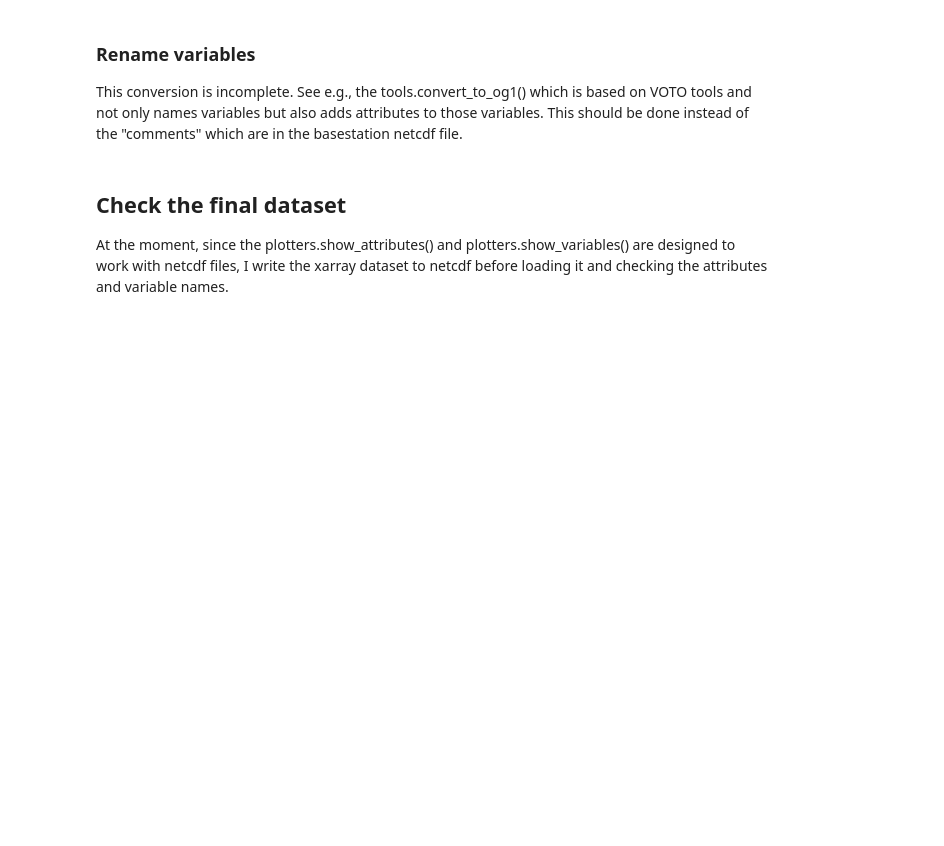
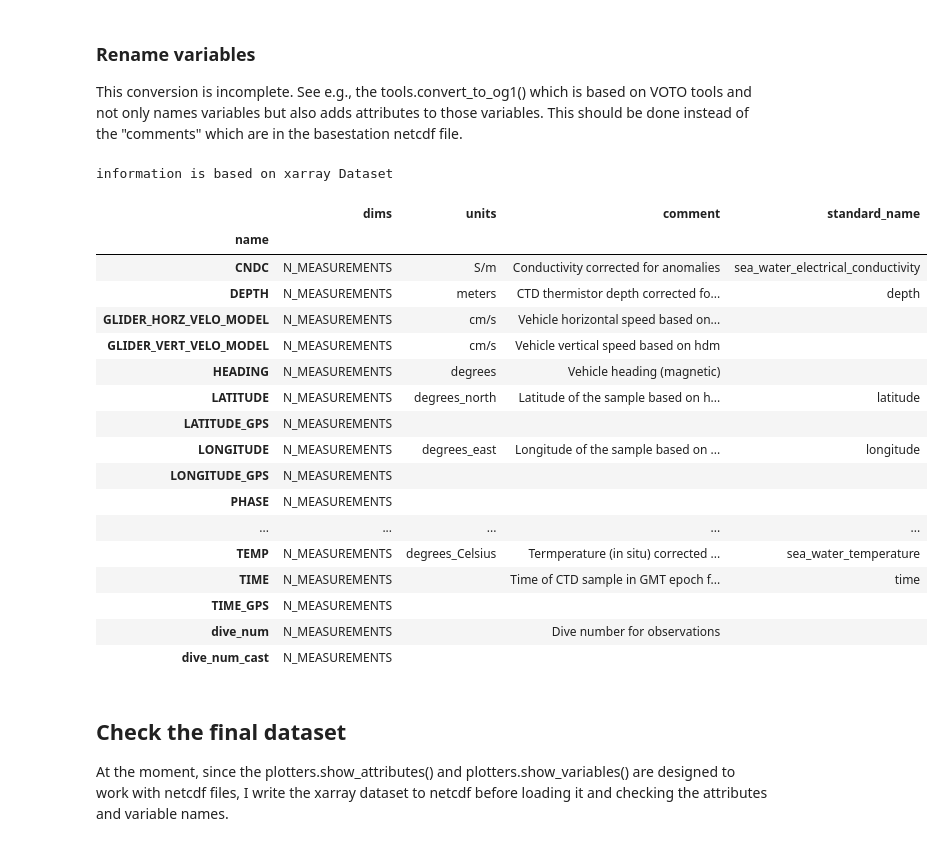
Before and after one commit to ocean-uhh/seagliderOG1, a Jupyter notebook: notebooks/demo.ipynb, the cells around one changed output. Saved outputs shown, nothing was run; the diff lists cells and outputs as text; code cells hidden in the pictures; blank space fills up the shorter version.

```diff
--- a/notebooks/demo.ipynb
+++ b/notebooks/demo.ipynb
@@ -211,6 +260,32 @@ This conversion is incomplete.  See e.g., the tools.convert_to_og1() which is ba
 # %%
 # Define dictionaries for renaming
 # These are in vocabularies.py
-
+importlib.reload(vocabularies)
+importlib.reload(tools)
+importlib.reload(plotters)
 # Example usage
 ds_renamed = tools.create_renamed_dataset(ds_all)
+# Example usage
+ds_renamed = tools.calc_Z(ds_renamed)
+
+plotters.show_contents(ds_renamed)
+# %% [output]
+information is based on xarray Dataset
+|  | dims | units | comment | standard_name |
+| name |  |  |  |  |
+| CNDC | N_MEASUREMENTS | S/m | Conductivity corrected for anomalies | sea_water_electrical_conductivity |
+| DEPTH | N_MEASUREMENTS | meters | CTD thermistor depth corrected fo... | depth |
+| GLIDER_HORZ_VELO_MODEL | N_MEASUREMENTS | cm/s | Vehicle horizontal speed based on... |  |
+| GLIDER_VERT_VELO_MODEL | N_MEASUREMENTS | cm/s | Vehicle vertical speed based on hdm |  |
+| HEADING | N_MEASUREMENTS | degrees | Vehicle heading (magnetic) |  |
+| LATITUDE | N_MEASUREMENTS | degrees_north | Latitude of the sample based on h... | latitude |
+| LATITUDE_GPS | N_MEASUREMENTS |  |  |  |
+| LONGITUDE | N_MEASUREMENTS | degrees_east | Longitude of the sample based on ... | longitude |
+| LONGITUDE_GPS | N_MEASUREMENTS |  |  |  |
+| PHASE | N_MEASUREMENTS |  |  |  |
+| ... | ... | ... | ... | ... |
+| TEMP | N_MEASUREMENTS | degrees_Celsius | Termperature (in situ) corrected ... | sea_water_temperature |
+| TIME | N_MEASUREMENTS |  | Time of CTD sample in GMT epoch f... | time |
+| TIME_GPS | N_MEASUREMENTS |  |  |  |
+| dive_num | N_MEASUREMENTS |  | Dive number for observations |  |
+| dive_num_cast | N_MEASUREMENTS |  |  |  |
```
Also changed, not shown: parts of 12 cells of this notebook, 3 other files.
